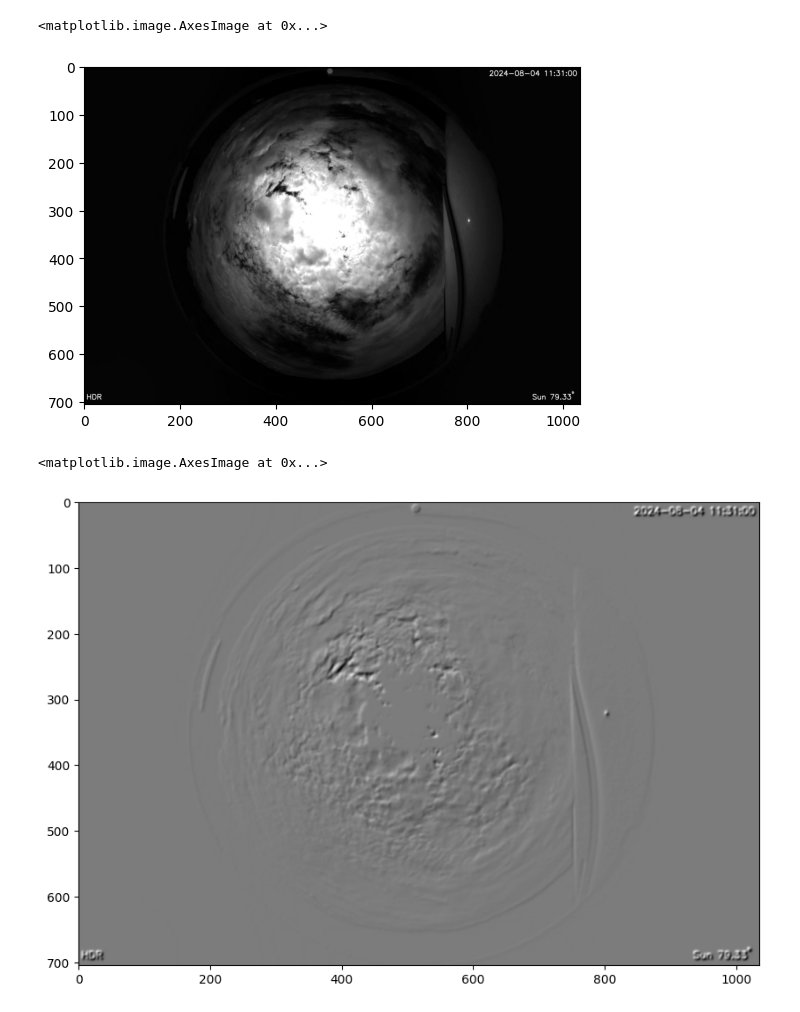
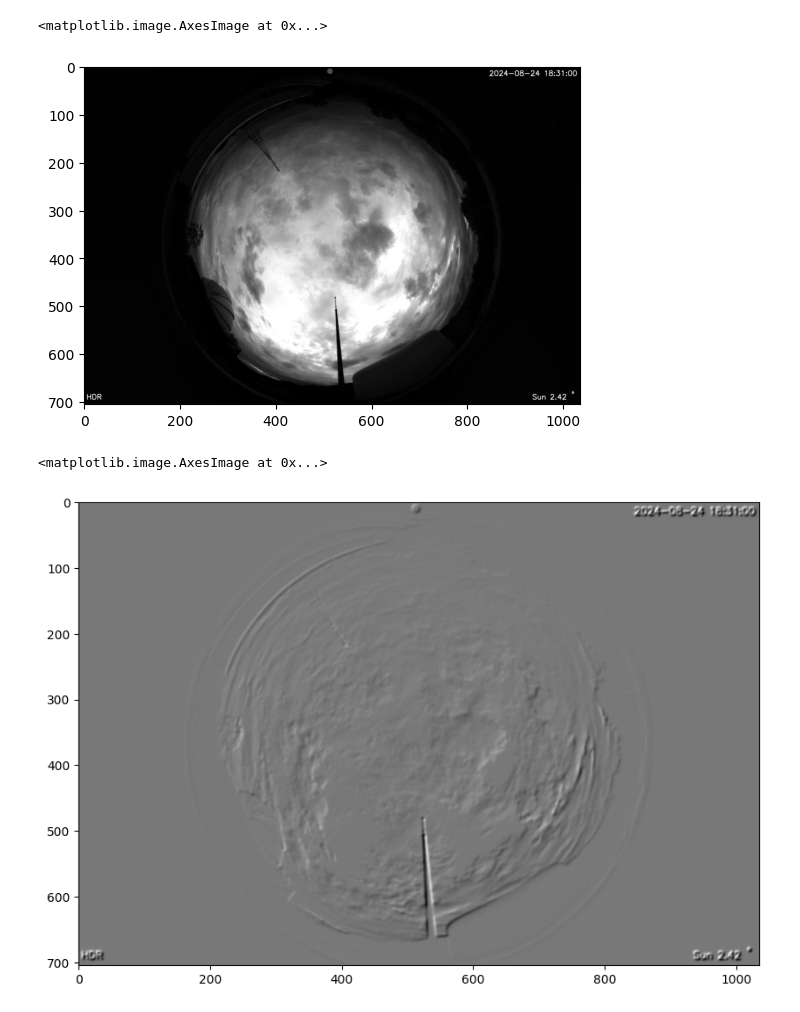
Before and after one commit to PrachayaKMITL/NARIT_internship_2024, a Jupyter notebook: Feature_extraction_test.ipynb, the cells around one changed output. Drawn from its saved outputs; the diff is of its cells as text; code cells hidden in the pictures.

```diff
--- a/Feature_extraction_test.ipynb
+++ b/Feature_extraction_test.ipynb
@@ -2,13 +2,13 @@
 import cv2
 from matplotlib import pyplot as plt
 # %%
-path = r'C:\Users\User\OneDrive - KMITL\Documents\CV_Camera\638583426780385808.png'
+path = r'C:\Users\User\OneDrive - KMITL\Documents\NARIT_internship_date\638600958679970874.png'
 img = cv2.imread(path)
 img = cv2.cvtColor(img,cv2.COLOR_BGR2GRAY)
 plt.imshow(img,cmap='gray')
 # %% [output]
 <matplotlib.image.AxesImage at 0x...>
-[figure, old version]
+[figure, new version]
 # %%
 
 grad_x = cv2.Sobel(img,cv2.CV_64F,0,1,ksize=11)/100
@@ -18,4 +18,4 @@ plt.figure(figsize=(10,10))
 plt.imshow(grad,cmap='gray')
 # %% [output]
 <matplotlib.image.AxesImage at 0x...>
-[figure, old version]
+[figure, new version]
```
Also changed, not shown: 3 other files.
